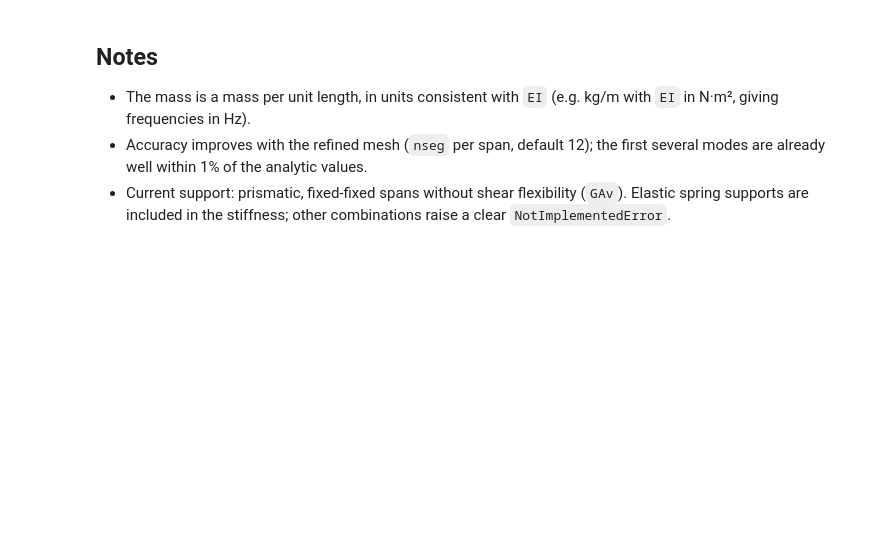
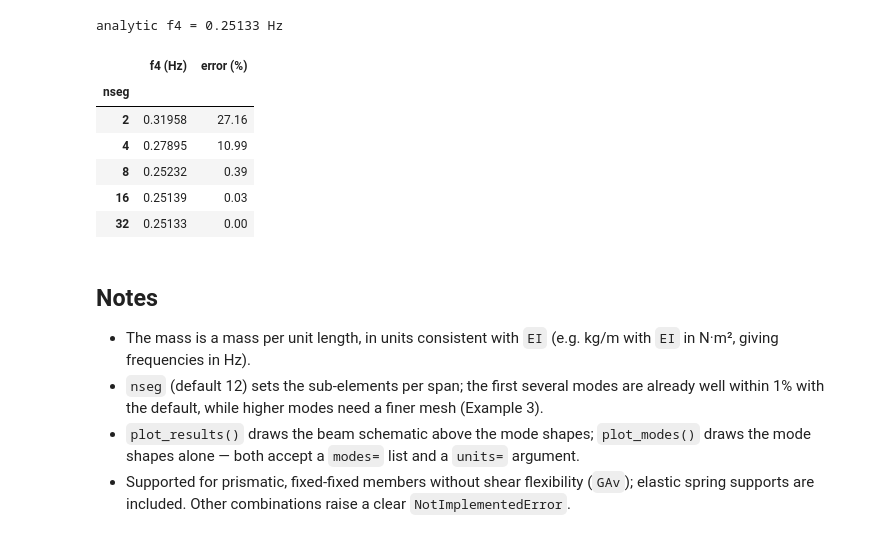
Before and after one commit to ccaprani/pycba, a Jupyter notebook: docs/source/notebooks/modal.ipynb, the cells around one changed output. Cells and saved outputs as stored; diff of their text form; code cells hidden in the pictures; blank space fills up the shorter version.

```diff
--- a/docs/source/notebooks/modal.ipynb
+++ b/docs/source/notebooks/modal.ipynb
@@ -67,6 +84,28 @@ mode 4:  f =  5.633 Hz   (T = 0.178 s)
+# %%
+mode = 4
+f4_exact = (mode * np.pi / L) ** 2 * np.sqrt(EI / mbar) / (2 * np.pi)
+
+rows = []
+for nseg in (2, 4, 8, 16, 32):
+    f4 = cba.BeamAnalysis([L], EI, [-1, 0, -1, 0]).modal(mass=mbar, n_modes=4, nseg=nseg).f[3]
+    rows.append((nseg, f4, 100 * (f4 / f4_exact - 1)))
+
+df = pd.DataFrame(rows, columns=["nseg", "f4 (Hz)", "error (%)"]).set_index("nseg")
+print(f"analytic f4 = {f4_exact:.5f} Hz")
+df.round({"f4 (Hz)": 5, "error (%)": 2})
+# %% [output]
+analytic f4 = 0.25133 Hz
+|  | f4 (Hz) | error (%) |
+| nseg |  |  |
+| 2 | 0.31958 | 27.16 |
+| 4 | 0.27895 | 10.99 |
+| 8 | 0.25232 | 0.39 |
+| 16 | 0.25139 | 0.03 |
+| 32 | 0.25133 | 0.00 |
 # %% [markdown]
 ## Notes
 
 - The mass is a mass per unit length, in units consistent with `EI` (e.g. kg/m with `EI` in N·m², giving frequencies in Hz).
-- Accuracy improves with the refined mesh (`nseg` per span, default 12); the first several modes are already well within 1% of the analytic values.
-- Current support: prismatic, fixed-fixed spans without shear flexibility (`GAv`). Elastic spring supports are included in the stiffness; other combinations raise a clear `NotImplementedError`.
+- `nseg` (default 12) sets the sub-elements per span; the first several modes are already well within 1% with the default, while higher modes need a finer mesh (Example 3).
+- `plot_results()` draws the beam schematic above the mode shapes; `plot_modes()` draws the mode shapes alone — both accept a `modes=` list and a `units=` argument.
+- Supported for prismatic, fixed-fixed members without shear flexibility (`GAv`); elastic spring supports are included. Other combinations raise a clear `NotImplementedError`.
```
Also changed, not shown: parts of 12 cells of this notebook, 3 other files.
